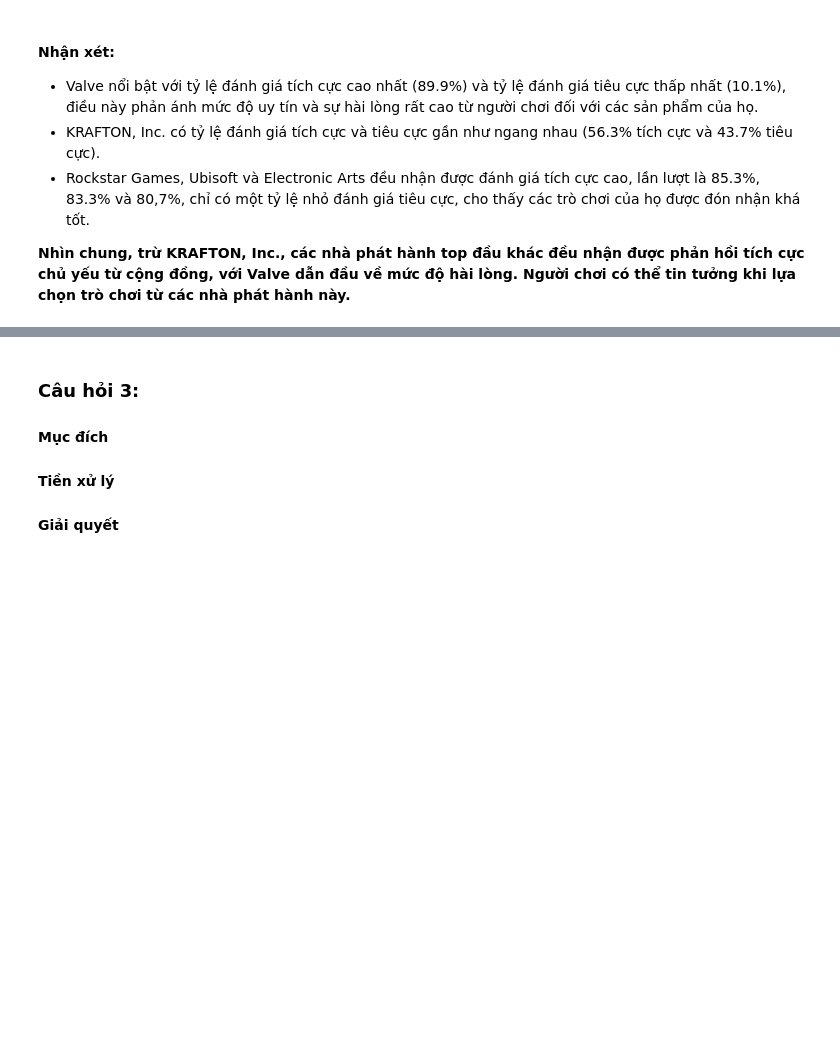
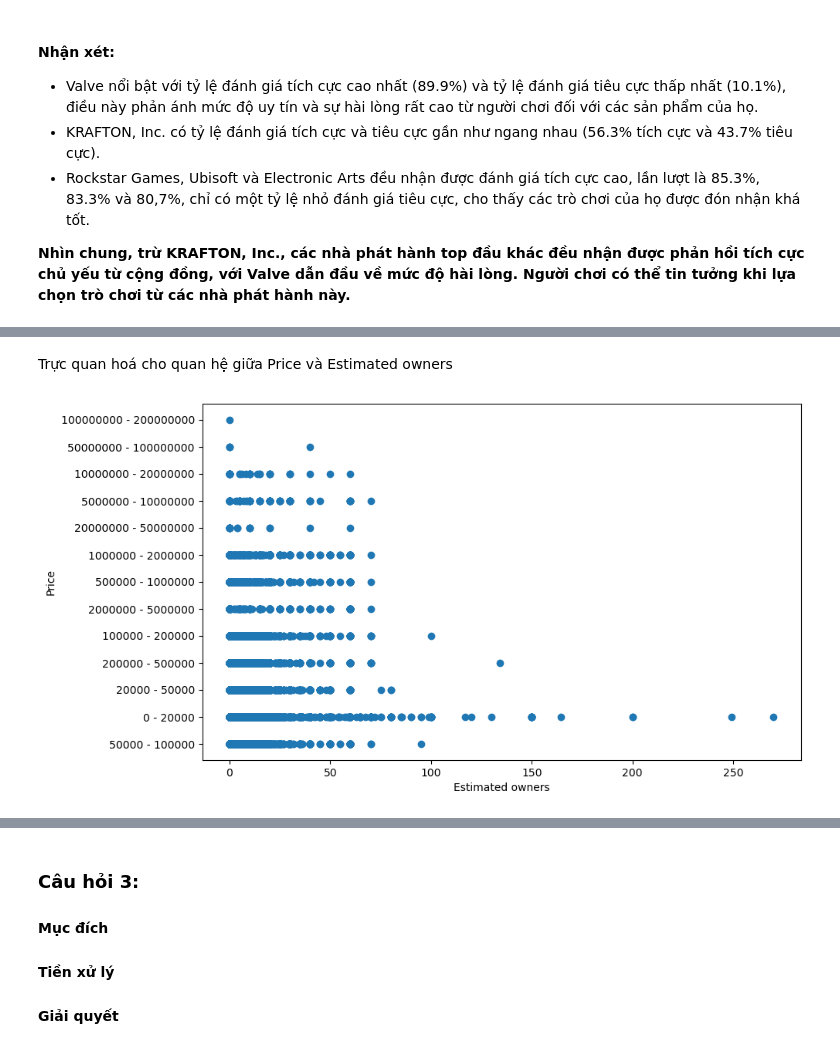
Before and after one commit to NamPhuonn/Final_project_data_science, a Jupyter notebook: final_project.ipynb, the cells around one changed output, grey strips where cells are left out. Saved outputs shown, nothing was run; the diff lists cells and outputs as text; code cells hidden in the pictures; blank space fills up the shorter version.

```diff
--- a/final_project.ipynb
+++ b/final_project.ipynb
@@ -389,0 +439,11 @@ plt.show()
+# %% [markdown]
+Trực quan hoá cho quan hệ giữa Price và Estimated owners
+# %%
+plt.figure(figsize=(10, 6))
+plt.bar(new_df['Price'] , new_df['Estimated owners'])
+#plt.xticks(rotation=45)
+plt.xlabel('Estimated owners')
+plt.ylabel('Price')
+plt.show()
+# %% [output]
+[figure, added]
```
Also changed, not shown: parts of 11 cells of this notebook.
